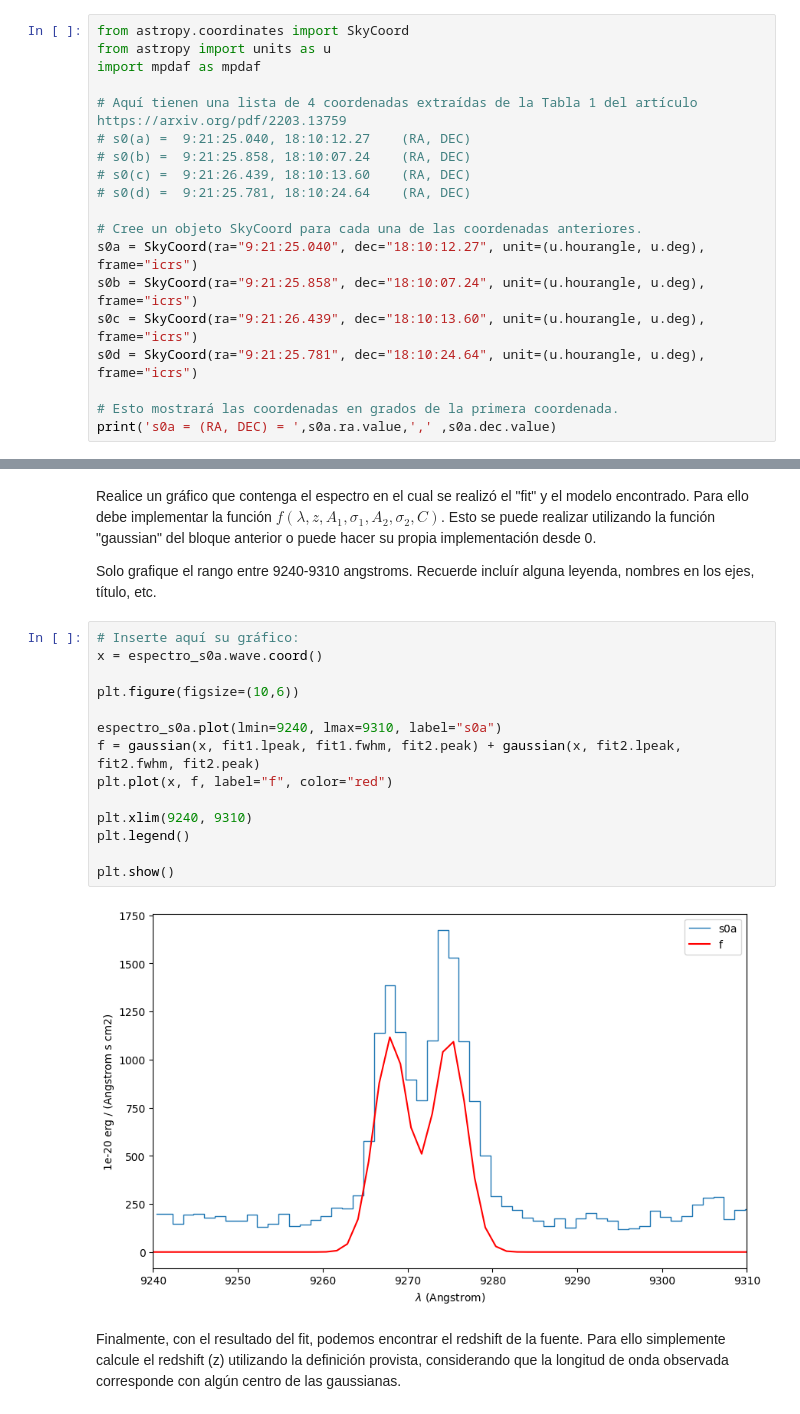
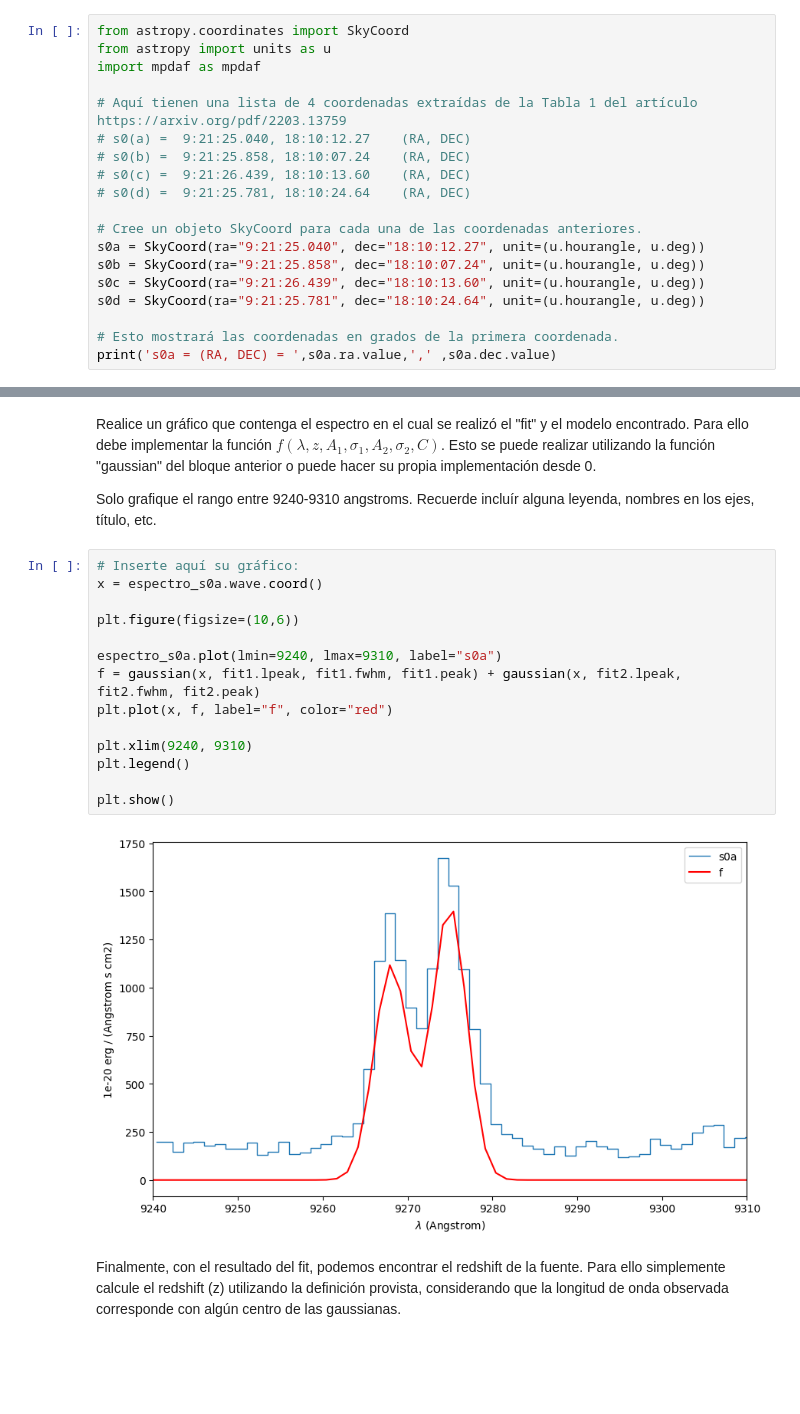
Before and after one commit to Vlxn761/Tarea-4, a Jupyter notebook: Tarea4.ipynb, the cells around one changed output, grey strips where cells are left out. Cells and saved outputs as stored; diff of their text form; blank space fills up the shorter version.

```diff
--- a/Tarea4.ipynb
+++ b/Tarea4.ipynb
@@ -207,10 +207,10 @@ import mpdaf as mpdaf
 # s0(d) =  9:21:25.781, 18:10:24.64    (RA, DEC)
 
 # Cree un objeto SkyCoord para cada una de las coordenadas anteriores.
-s0a = SkyCoord(ra="9:21:25.040", dec="18:10:12.27", unit=(u.hourangle, u.deg), frame="icrs")
-s0b = SkyCoord(ra="9:21:25.858", dec="18:10:07.24", unit=(u.hourangle, u.deg), frame="icrs")
-s0c = SkyCoord(ra="9:21:26.439", dec="18:10:13.60", unit=(u.hourangle, u.deg), frame="icrs")
-s0d = SkyCoord(ra="9:21:25.781", dec="18:10:24.64", unit=(u.hourangle, u.deg), frame="icrs")
+s0a = SkyCoord(ra="9:21:25.040", dec="18:10:12.27", unit=(u.hourangle, u.deg))
+s0b = SkyCoord(ra="9:21:25.858", dec="18:10:07.24", unit=(u.hourangle, u.deg))
+s0c = SkyCoord(ra="9:21:26.439", dec="18:10:13.60", unit=(u.hourangle, u.deg))
+s0d = SkyCoord(ra="9:21:25.781", dec="18:10:24.64", unit=(u.hourangle, u.deg))
 
 # Esto mostrará las coordenadas en grados de la primera coordenada.
 print('s0a = (RA, DEC) = ',s0a.ra.value,',' ,s0a.dec.value)
@@ -348,19 +348,19 @@ Solo grafique el rango entre 9240-9310 angstroms. Recuerde incluír alguna leyen
 # %%
 # Inserte aquí su gráfico:
 x = espectro_s0a.wave.coord()
 
 plt.figure(figsize=(10,6))
 
 espectro_s0a.plot(lmin=9240, lmax=9310, label="s0a")
-f = gaussian(x, fit1.lpeak, fit1.fwhm, fit2.peak) + gaussian(x, fit2.lpeak, fit2.fwhm, fit2.peak)
+f = gaussian(x, fit1.lpeak, fit1.fwhm, fit1.peak) + gaussian(x, fit2.lpeak, fit2.fwhm, fit2.peak)
 plt.plot(x, f, label="f", color="red")
 
 plt.xlim(9240, 9310)
 plt.legend()
 
 plt.show()
 # %% [output]
-[figure, old version]
+[figure, new version]
 # %% [markdown]
 Finalmente, con el resultado del fit, podemos encontrar el redshift de la fuente. Para ello simplemente calcule el redshift (z) utilizando la definición provista, considerando que la longitud de onda observada corresponde con algún centro de las gaussianas.
 # %%
```
